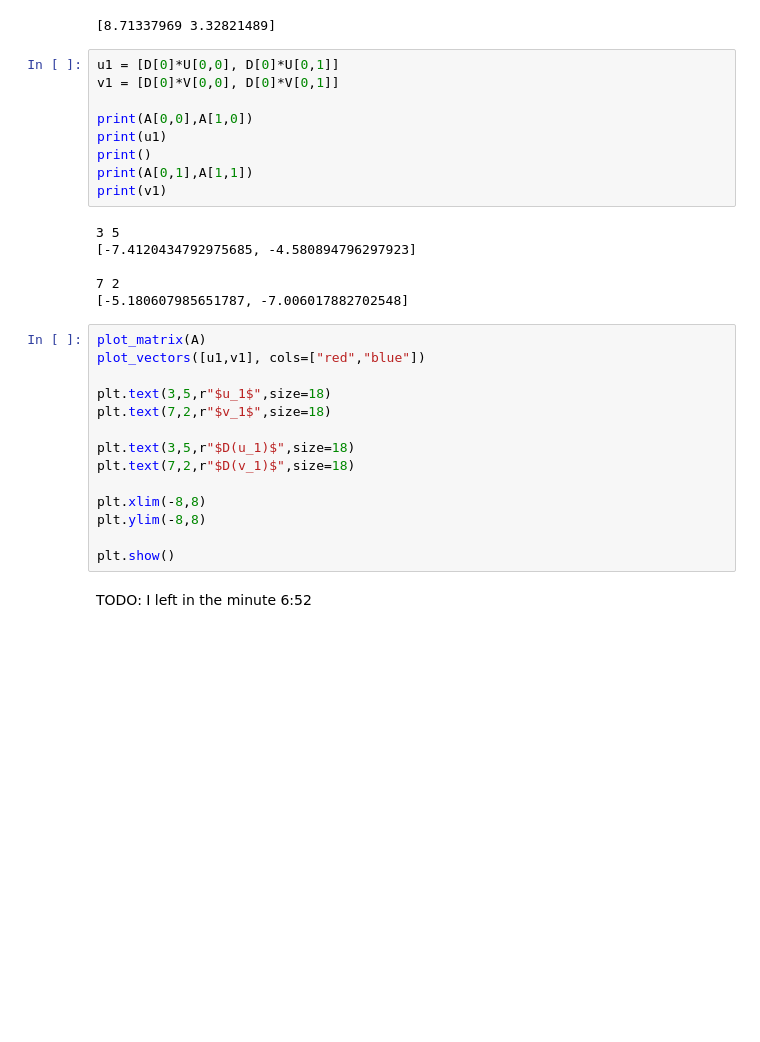
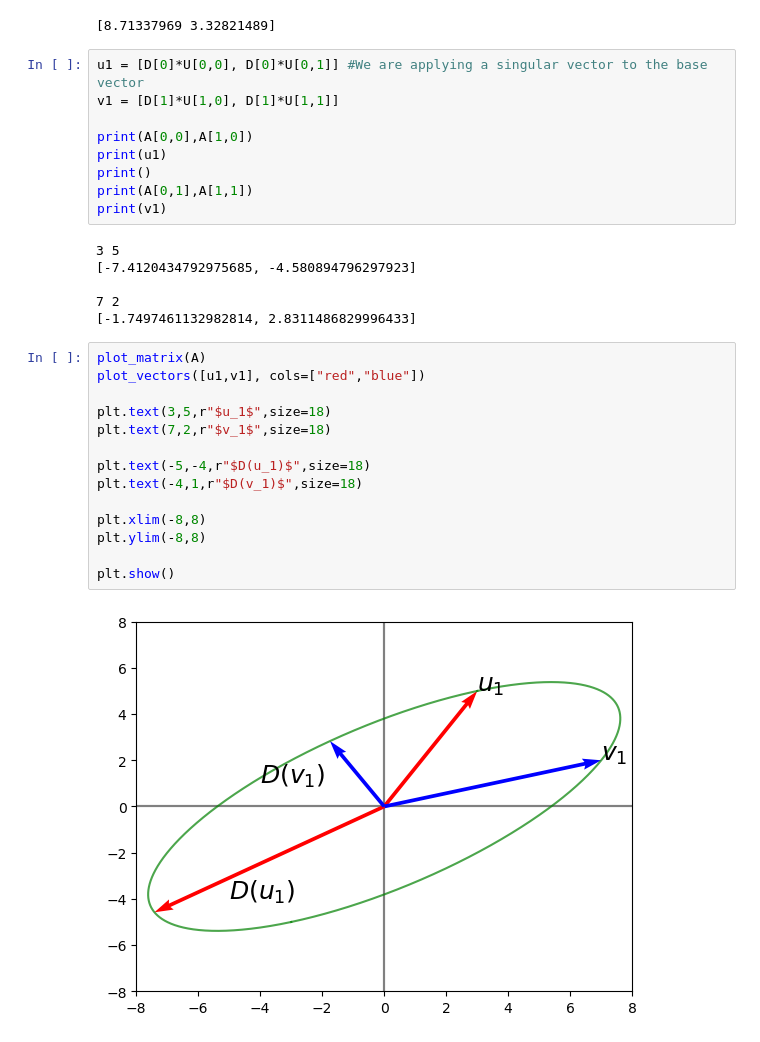
Before and after one commit to alejo-cuello/first-steps-data-science, a Jupyter notebook: 07-single-values-interpretation.ipynb, the cells around one changed output. Cells and saved outputs as stored; diff of their text form; blank space fills up the shorter version.

```diff
--- a/07-single-values-interpretation.ipynb
+++ b/07-single-values-interpretation.ipynb
@@ -13,8 +13,8 @@ print(D)
 # %% [output]
 [8.71337969 3.32821489]
 # %%
-u1 = [D[0]*U[0,0], D[0]*U[0,1]]
-v1 = [D[0]*V[0,0], D[0]*V[0,1]]
+u1 = [D[0]*U[0,0], D[0]*U[0,1]] #We are applying a singular vector to the base vector
+v1 = [D[1]*U[1,0], D[1]*U[1,1]]
 
 print(A[0,0],A[1,0])
 print(u1)
@@ -26,20 +26,20 @@ print(v1)
 [-7.4120434792975685, -4.580894796297923]
 
 7 2
-[-5.180607985651787, -7.006017882702548]
+[-1.7497461132982814, 2.8311486829996433]
 # %%
 plot_matrix(A)
 plot_vectors([u1,v1], cols=["red","blue"])
 
 plt.text(3,5,r"$u_1$",size=18)
 plt.text(7,2,r"$v_1$",size=18)
 
-plt.text(3,5,r"$D(u_1)$",size=18)
-plt.text(7,2,r"$D(v_1)$",size=18)
+plt.text(-5,-4,r"$D(u_1)$",size=18)
+plt.text(-4,1,r"$D(v_1)$",size=18)
 
 plt.xlim(-8,8)
 plt.ylim(-8,8)
 
 plt.show()
+# %% [output]
+[figure, added]
-# %% [markdown]
-TODO: I left in the minute 6:52
```
Also changed, not shown: 3 other files.
